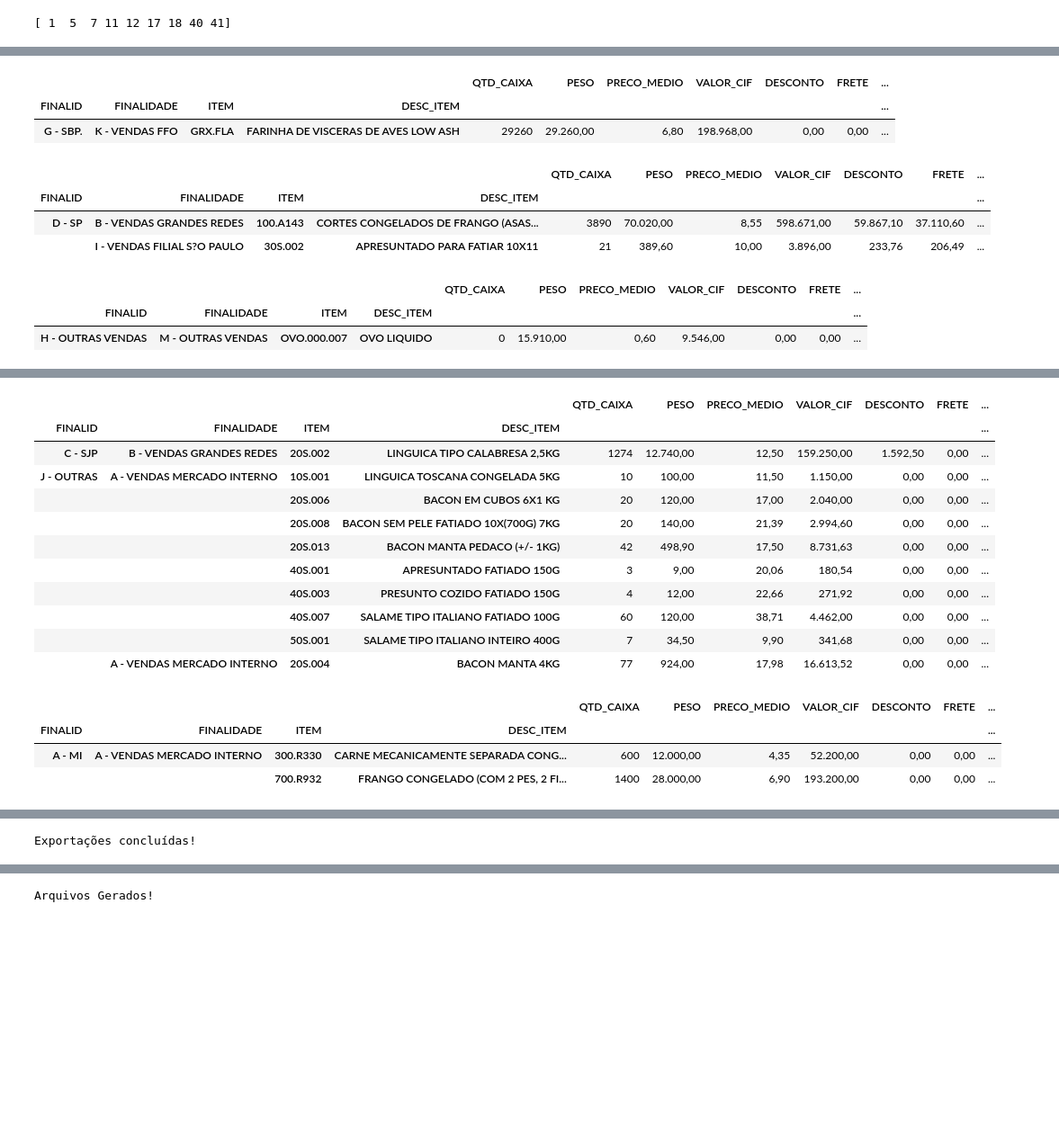
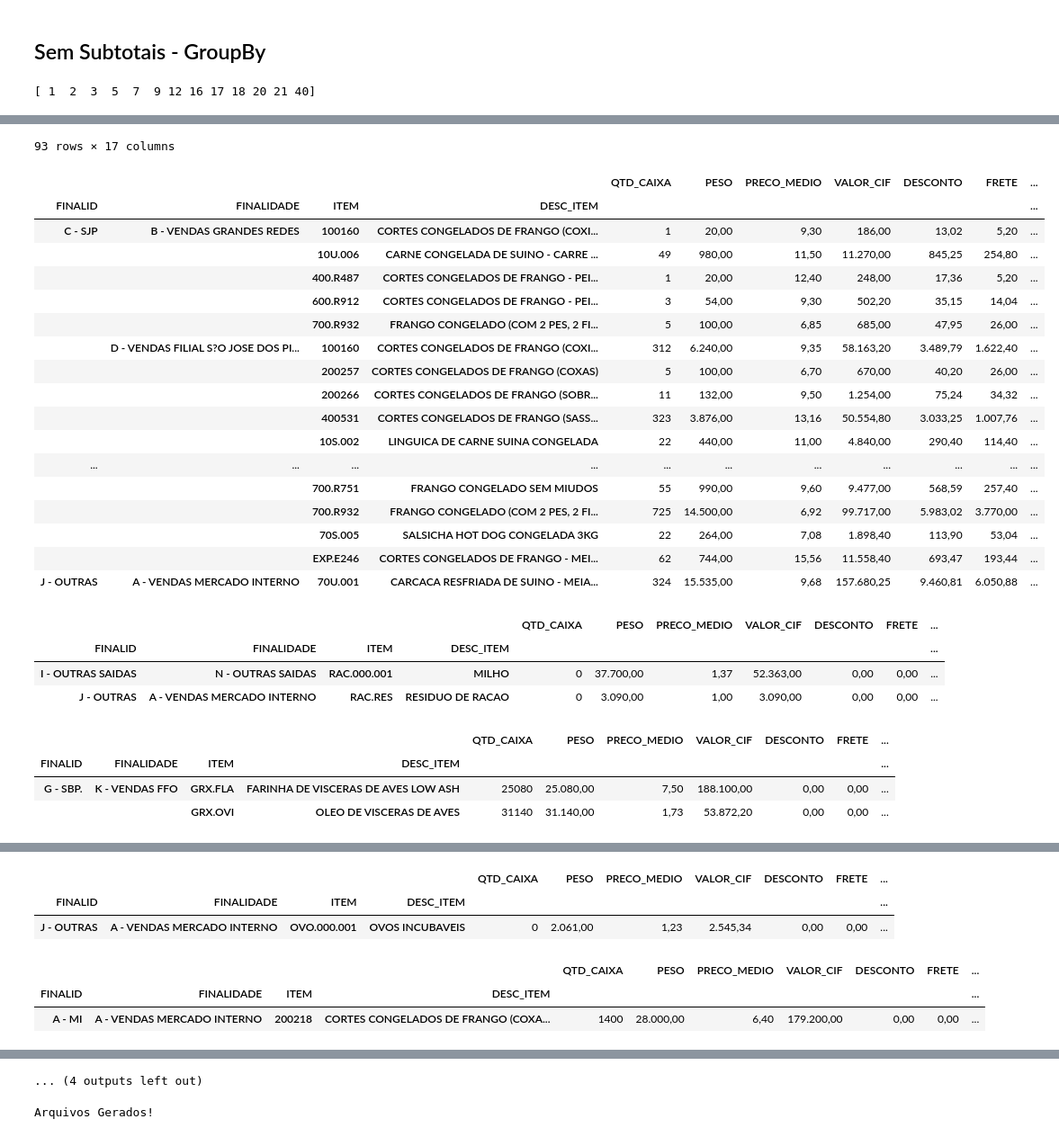
Before and after one commit to lucaslourusso/Projetos-Python, a Jupyter notebook: Relatório Detalhado por Empresa.ipynb, the cells around one changed output, grey strips where cells are left out. Shown at 90% size. Cells and saved outputs as stored; diff of their text form; code cells hidden in the pictures; blank space fills up the shorter version.

```diff
--- a/Relatório Detalhado por Empresa.ipynb
+++ b/Relatório Detalhado por Empresa.ipynb
@@ -1,7 +1,7 @@
 # %%
 import pandas as pd
 
-df_vendas = pd.read_excel('DATABASES\Vendas2.xlsx')
+df_vendas = pd.read_excel('DATABASES\Vendas.xlsx')
 df_estados = pd.read_excel('DATABASES\Estados.xlsx')
 df_filiais = pd.read_excel('DATABASES\Filiais.xlsx')
 df_grupos = pd.read_excel('DATABASES\Grupos.xlsx')
@@ -21,3 +21,5 @@ DataFrames criados!
+# %% [markdown]
+## Sem Subtotais - GroupBy
 # %%
 import locale
 
@@ -54,9 +56,9 @@ for emp in emp_fat:
         QTD_SALDO=('QTD_SALDO','sum'),VAL_SALDO=('VAL_SALDO','sum'),\
         ICMS_TRIB=('ICMS TRIB','sum'),PIS_TRIB=('PIS TRIB','sum'),COFINS_TRIB=('COFINS TRIB','sum'))
     display(df_01)
-    df_01.to_html('Faturamento Diário\Empresa {} - {}-{}-{}.html'.format(emp, data_atual.day, data_atual.month, data_atual.year))
+    df_01.to_html('Apoio\Faturamento Diário\Empresa {} - {}-{}-{}.html'.format(emp, data_atual.day, data_atual.month, data_atual.year))
 print('Exportações concluídas!')
 # %% [output]
-[ 1  5  7 11 12 17 18 40 41]
+[ 1  2  3  5  7  9 12 16 17 18 20 21 40]
 |  |  |  |  | QTD_CAIXA | PESO | PRECO_MEDIO | VALOR_CIF | DESCONTO | FRETE | ... |
 | FINALID | FINALIDADE | ITEM | DESC_ITEM |  |  |  |  |  |  | ... |
@@ -70,12 +76,29 @@ print('Exportações concluídas!')
+93 rows × 17 columns
 |  |  |  |  | QTD_CAIXA | PESO | PRECO_MEDIO | VALOR_CIF | DESCONTO | FRETE | ... |
 | FINALID | FINALIDADE | ITEM | DESC_ITEM |  |  |  |  |  |  | ... |
-| G - SBP. | K - VENDAS FFO | GRX.FLA | FARINHA DE VISCERAS DE AVES LOW ASH | 29260 | 29.260,00 | 6,80 | 198.968,00 | 0,00 | 0,00 | ... |
+| C - SJP | B - VENDAS GRANDES REDES | 100160 | CORTES CONGELADOS DE FRANGO (COXI... | 1 | 20,00 | 9,30 | 186,00 | 13,02 | 5,20 | ... |
+|  |  | 10U.006 | CARNE CONGELADA DE SUINO - CARRE ... | 49 | 980,00 | 11,50 | 11.270,00 | 845,25 | 254,80 | ... |
+|  |  | 400.R487 | CORTES CONGELADOS DE FRANGO - PEI... | 1 | 20,00 | 12,40 | 248,00 | 17,36 | 5,20 | ... |
+|  |  | 600.R912 | CORTES CONGELADOS DE FRANGO - PEI... | 3 | 54,00 | 9,30 | 502,20 | 35,15 | 14,04 | ... |
+|  |  | 700.R932 | FRANGO CONGELADO (COM 2 PES, 2 FI... | 5 | 100,00 | 6,85 | 685,00 | 47,95 | 26,00 | ... |
+|  | D - VENDAS FILIAL S?O JOSE DOS PI... | 100160 | CORTES CONGELADOS DE FRANGO (COXI... | 312 | 6.240,00 | 9,35 | 58.163,20 | 3.489,79 | 1.622,40 | ... |
+|  |  | 200257 | CORTES CONGELADOS DE FRANGO (COXAS) | 5 | 100,00 | 6,70 | 670,00 | 40,20 | 26,00 | ... |
+|  |  | 200266 | CORTES CONGELADOS DE FRANGO (SOBR... | 11 | 132,00 | 9,50 | 1.254,00 | 75,24 | 34,32 | ... |
+|  |  | 400531 | CORTES CONGELADOS DE FRANGO (SASS... | 323 | 3.876,00 | 13,16 | 50.554,80 | 3.033,25 | 1.007,76 | ... |
+|  |  | 10S.002 | LINGUICA DE CARNE SUINA CONGELADA | 22 | 440,00 | 11,00 | 4.840,00 | 290,40 | 114,40 | ... |
+| ... | ... | ... | ... | ... | ... | ... | ... | ... | ... | ... |
+|  |  | 700.R751 | FRANGO CONGELADO SEM MIUDOS | 55 | 990,00 | 9,60 | 9.477,00 | 568,59 | 257,40 | ... |
+|  |  | 700.R932 | FRANGO CONGELADO (COM 2 PES, 2 FI... | 725 | 14.500,00 | 6,92 | 99.717,00 | 5.983,02 | 3.770,00 | ... |
+|  |  | 70S.005 | SALSICHA HOT DOG CONGELADA 3KG | 22 | 264,00 | 7,08 | 1.898,40 | 113,90 | 53,04 | ... |
+|  |  | EXP.E246 | CORTES CONGELADOS DE FRANGO - MEI... | 62 | 744,00 | 15,56 | 11.558,40 | 693,47 | 193,44 | ... |
+| J - OUTRAS | A - VENDAS MERCADO INTERNO | 70U.001 | CARCACA RESFRIADA DE SUINO - MEIA... | 324 | 15.535,00 | 9,68 | 157.680,25 | 9.460,81 | 6.050,88 | ... |
 |  |  |  |  | QTD_CAIXA | PESO | PRECO_MEDIO | VALOR_CIF | DESCONTO | FRETE | ... |
 | FINALID | FINALIDADE | ITEM | DESC_ITEM |  |  |  |  |  |  | ... |
-| D - SP | B - VENDAS GRANDES REDES | 100.A143 | CORTES CONGELADOS DE FRANGO (ASAS... | 3890 | 70.020,00 | 8,55 | 598.671,00 | 59.867,10 | 37.110,60 | ... |
-|  | I - VENDAS FILIAL S?O PAULO | 30S.002 | APRESUNTADO PARA FATIAR 10X11 | 21 | 389,60 | 10,00 | 3.896,00 | 233,76 | 206,49 | ... |
+| I - OUTRAS SAIDAS | N - OUTRAS SAIDAS | RAC.000.001 | MILHO | 0 | 37.700,00 | 1,37 | 52.363,00 | 0,00 | 0,00 | ... |
+| J - OUTRAS | A - VENDAS MERCADO INTERNO | RAC.RES | RESIDUO DE RACAO | 0 | 3.090,00 | 1,00 | 3.090,00 | 0,00 | 0,00 | ... |
 |  |  |  |  | QTD_CAIXA | PESO | PRECO_MEDIO | VALOR_CIF | DESCONTO | FRETE | ... |
 | FINALID | FINALIDADE | ITEM | DESC_ITEM |  |  |  |  |  |  | ... |
-| H - OUTRAS VENDAS | M - OUTRAS VENDAS | OVO.000.007 | OVO LIQUIDO | 0 | 15.910,00 | 0,60 | 9.546,00 | 0,00 | 0,00 | ... |
+| G - SBP. | K - VENDAS FFO | GRX.FLA | FARINHA DE VISCERAS DE AVES LOW ASH | 25080 | 25.080,00 | 7,50 | 188.100,00 | 0,00 | 0,00 | ... |
+|  |  | GRX.OVI | OLEO DE VISCERAS DE AVES | 31140 | 31.140,00 | 1,73 | 53.872,20 | 0,00 | 0,00 | ... |
 |  |  |  |  | QTD_CAIXA | PESO | PRECO_MEDIO | VALOR_CIF | DESCONTO | FRETE | ... |
 | FINALID | FINALIDADE | ITEM | DESC_ITEM |  |  |  |  |  |  | ... |
@@ -83,18 +121,8 @@ print('Exportações concluídas!')
 |  |  |  |  | QTD_CAIXA | PESO | PRECO_MEDIO | VALOR_CIF | DESCONTO | FRETE | ... |
 | FINALID | FINALIDADE | ITEM | DESC_ITEM |  |  |  |  |  |  | ... |
-| C - SJP | B - VENDAS GRANDES REDES | 20S.002 | LINGUICA TIPO CALABRESA 2,5KG | 1274 | 12.740,00 | 12,50 | 159.250,00 | 1.592,50 | 0,00 | ... |
-| J - OUTRAS | A - VENDAS MERCADO INTERNO | 10S.001 | LINGUICA TOSCANA CONGELADA 5KG | 10 | 100,00 | 11,50 | 1.150,00 | 0,00 | 0,00 | ... |
-|  |  | 20S.006 | BACON EM CUBOS 6X1 KG | 20 | 120,00 | 17,00 | 2.040,00 | 0,00 | 0,00 | ... |
-|  |  | 20S.008 | BACON SEM PELE FATIADO 10X(700G) 7KG | 20 | 140,00 | 21,39 | 2.994,60 | 0,00 | 0,00 | ... |
-|  |  | 20S.013 | BACON MANTA PEDACO (+/- 1KG) | 42 | 498,90 | 17,50 | 8.731,63 | 0,00 | 0,00 | ... |
-|  |  | 40S.001 | APRESUNTADO FATIADO 150G | 3 | 9,00 | 20,06 | 180,54 | 0,00 | 0,00 | ... |
-|  |  | 40S.003 | PRESUNTO COZIDO FATIADO 150G | 4 | 12,00 | 22,66 | 271,92 | 0,00 | 0,00 | ... |
-|  |  | 40S.007 | SALAME TIPO ITALIANO FATIADO 100G | 60 | 120,00 | 38,71 | 4.462,00 | 0,00 | 0,00 | ... |
-|  |  | 50S.001 | SALAME TIPO ITALIANO INTEIRO 400G | 7 | 34,50 | 9,90 | 341,68 | 0,00 | 0,00 | ... |
-|  | A - VENDAS MERCADO INTERNO | 20S.004 | BACON MANTA 4KG | 77 | 924,00 | 17,98 | 16.613,52 | 0,00 | 0,00 | ... |
+| J - OUTRAS | A - VENDAS MERCADO INTERNO | OVO.000.001 | OVOS INCUBAVEIS | 0 | 2.061,00 | 1,23 | 2.545,34 | 0,00 | 0,00 | ... |
 |  |  |  |  | QTD_CAIXA | PESO | PRECO_MEDIO | VALOR_CIF | DESCONTO | FRETE | ... |
 | FINALID | FINALIDADE | ITEM | DESC_ITEM |  |  |  |  |  |  | ... |
-| A - MI | A - VENDAS MERCADO INTERNO | 300.R330 | CARNE MECANICAMENTE SEPARADA CONG... | 600 | 12.000,00 | 4,35 | 52.200,00 | 0,00 | 0,00 | ... |
-|  |  | 700.R932 | FRANGO CONGELADO (COM 2 PES, 2 FI... | 1400 | 28.000,00 | 6,90 | 193.200,00 | 0,00 | 0,00 | ... |
+| A - MI | A - VENDAS MERCADO INTERNO | 200218 | CORTES CONGELADOS DE FRANGO (COXA... | 1400 | 28.000,00 | 6,40 | 179.200,00 | 0,00 | 0,00 | ... |
 |  |  |  |  | QTD_CAIXA | PESO | PRECO_MEDIO | VALOR_CIF | DESCONTO | FRETE | ... |
 | FINALID | FINALIDADE | ITEM | DESC_ITEM |  |  |  |  |  |  | ... |
@@ -117 +145,0 @@ print('Exportações concluídas!')
-Exportações concluídas!
@@ -118,3 +153,4 @@ Exportações concluídas!
+... (4 outputs left out)
 # %%
 import codecs
 empresas = emp_fat
```
Also changed, not shown: parts of 9 cells of this notebook, 1 other file.
